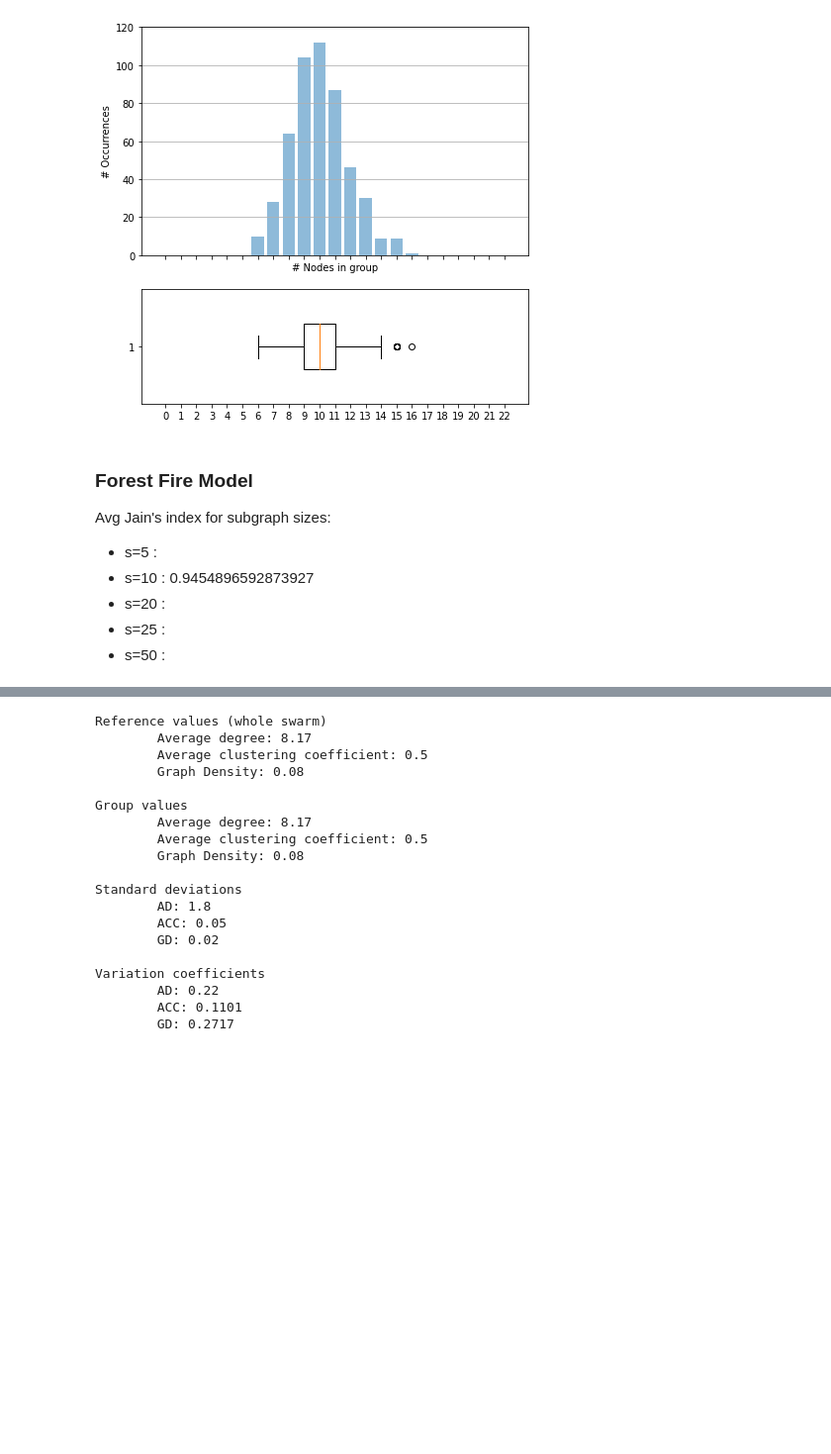
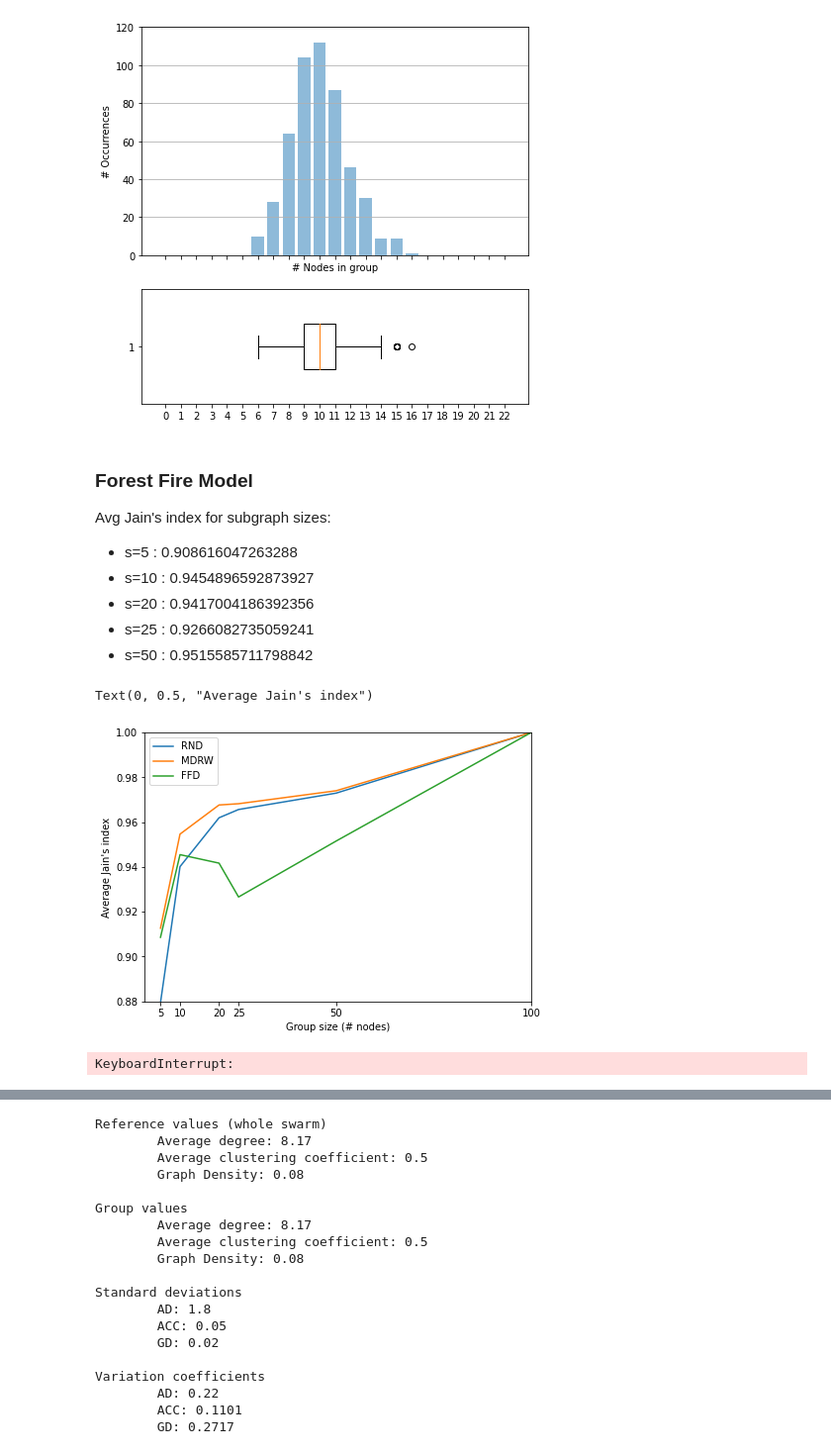
Before and after one commit to eakopyan/SwarmPy_Simulator, a Jupyter notebook: src/network_mining.ipynb, the cells around one changed output, grey strips where cells are left out. Shown at 99% size. Cells and saved outputs as stored; diff of their text form; code cells hidden in the pictures; blank space fills up the shorter version.

```diff
--- a/src/network_mining.ipynb
+++ b/src/network_mining.ipynb
@@ -117,6 +117,8 @@ Avg Jain's index for subgraph sizes:
  * s = 20 : 0.9619386258003209
  * s = 25 : 0.9656248723033978
  * s = 50 : 0.9729302912051816
+# %%
+jain_rnd = [0.8795233301896419, 0.9401501290379191, 0.9619386258003209, 0.9656248723033978, 0.9729302912051816, 1]
 # %%
 clist = range(10) # List of group IDs
 sf = 50 # Number of repetitions
@@ -419,6 +421,8 @@ Avg Jain's index fos subgraph sizes:
  * s=20 : 0.9676443252987041
  * s=25 : 0.968205728411348
  * s=50 : 0.9739938536757065
+# %%
+jain_mdrw = [0.9126961333563017, 0.9546512333850922, 0.9676443252987041, 0.968205728411348, 0.9739938536757065, 1]
 # %%
 group_ids = range(10) # List of group IDs
 sf = 50 # Number of repetitions
@@ -711,8 +697,27 @@ ax.set_xticks(x_pos)
 # %% [markdown]
 ### Forest Fire Model
 Avg Jain's index for subgraph sizes:
- * s=5 :
+ * s=5 : 0.908616047263288
  * s=10 : 0.9454896592873927
- * s=20 :
- * s=25 :
- * s=50 :
+ * s=20 : 0.9417004186392356
+ * s=25 : 0.9266082735059241
+ * s=50 : 0.9515585711798842
+# %%
+jain_ffd = [0.908616047263288, 0.9454896592873927, 0.9417004186392356, 0.9266082735059241, 0.9515585711798842, 1]
+# %%
+plt.figure(figsize=(7,5))
+
+idx = [5,10,20,25,50,100]
+plt.plot(idx, jain_rnd, label='RND')
+plt.plot(idx, jain_mdrw, label='MDRW')
+plt.plot(idx, jain_ffd, label='FFD')
+
+plt.xlim(1,100)
+plt.ylim(0.88,1)
+plt.xticks(idx)
+plt.legend()
+plt.xlabel('Group size (# nodes)')
+plt.ylabel('Average Jain\'s index')
+# %% [output]
+Text(0, 0.5, "Average Jain's index")
+[figure, added]
@@ -719,5 +757,5 @@ Avg Jain's index for subgraph sizes:
 # %%
-group_ids = range(10) # List of group IDs
+group_ids = range(2) # List of group IDs
 sf = 50 # Number of repetitions
 
 groups_ff = {} # Dict(timestamp:comm_data)
@@ -736,6 +774,8 @@ with tqdm(total=len(swarm_topo.keys()), desc='Forest Fire') as pbar:
                 comm_data[k].append(distrib[k])
         groups_ff[t] = comm_data
         pbar.update(1)
+# %% [output]
+KeyboardInterrupt:
 # %%
 # Separate groups into swarms
 group_swarms_ff = {} # Dict(timestamp:swarms)
```
Also changed, not shown: parts of 9 cells of this notebook, 7 other files.
